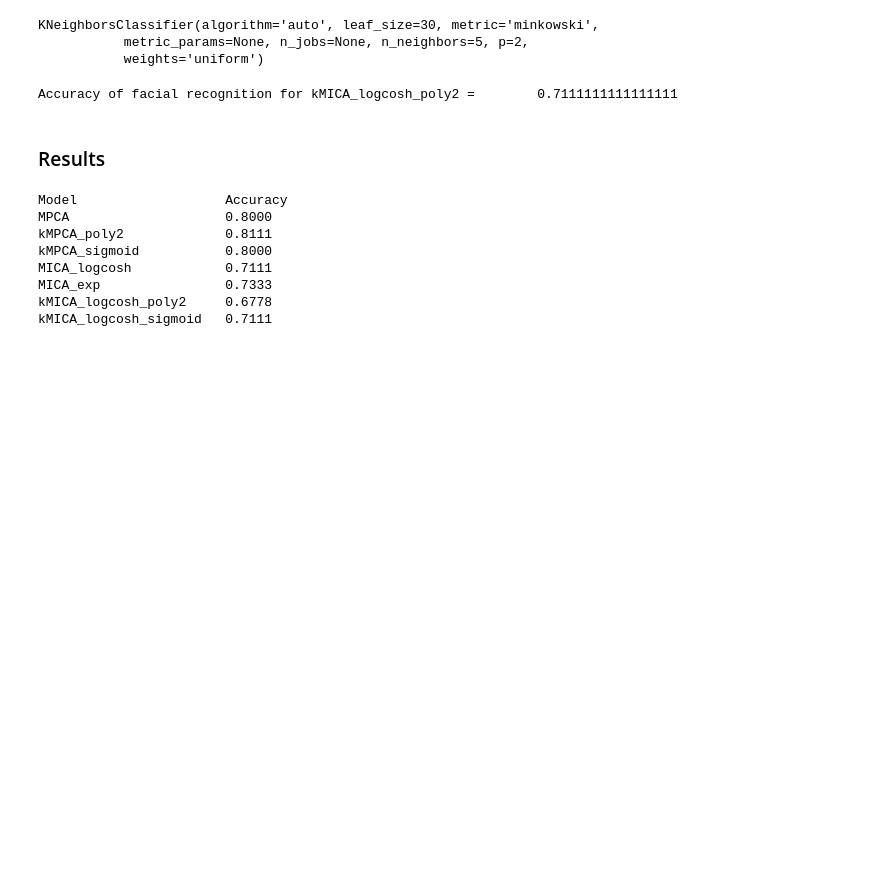
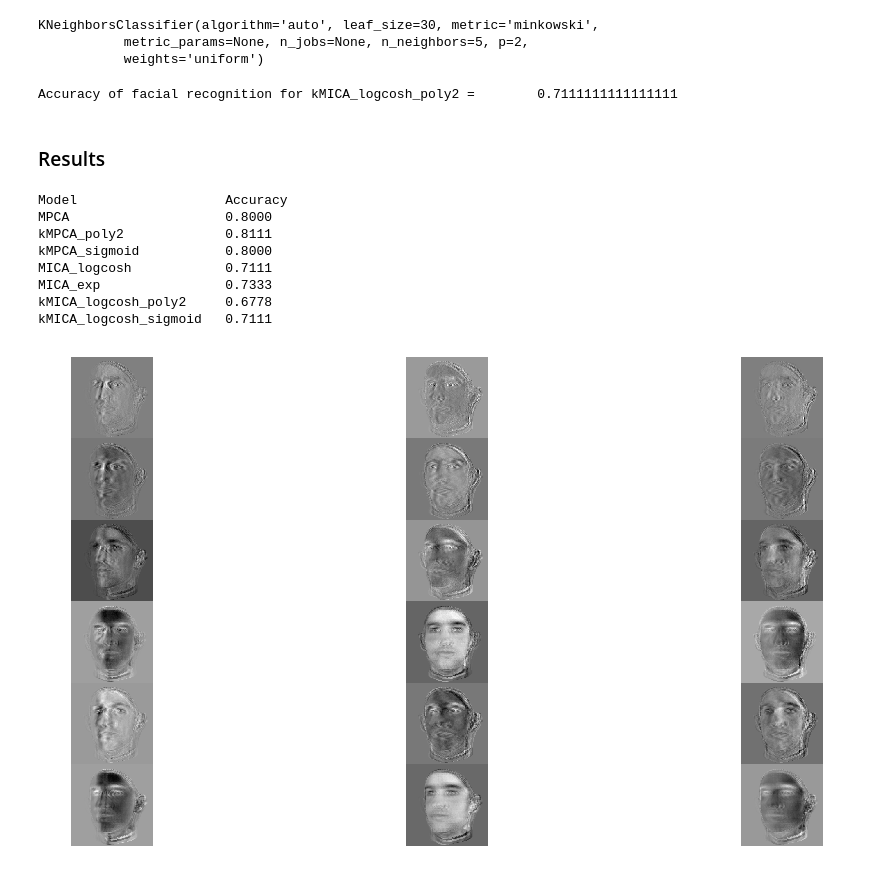
Before and after one commit to aalkhalil155/Kernalized-MICA, a Jupyter notebook: kMICA_2.ipynb, the cells around one changed output. Drawn from its saved outputs; the diff is of its cells as text; code cells hidden in the pictures; blank space fills up the shorter version.

```diff
--- a/kMICA_2.ipynb
+++ b/kMICA_2.ipynb
@@ -543,3 +522,9 @@ MICA_logcosh            0.7111
 MICA_exp                0.7333
 kMICA_logcosh_poly2     0.6778
 kMICA_logcosh_sigmoid   0.7111
+# %%
+Z, C_inv = MICA(X_train, N=3, fun="logcosh", kernel="rbf", max_iter=int(1e5))
+# %%
+plot_tensor_slice(Z, n=0)
+# %% [output]
+[figure, added]
```
Also changed, not shown: parts of 16 cells of this notebook, 1 other file.
